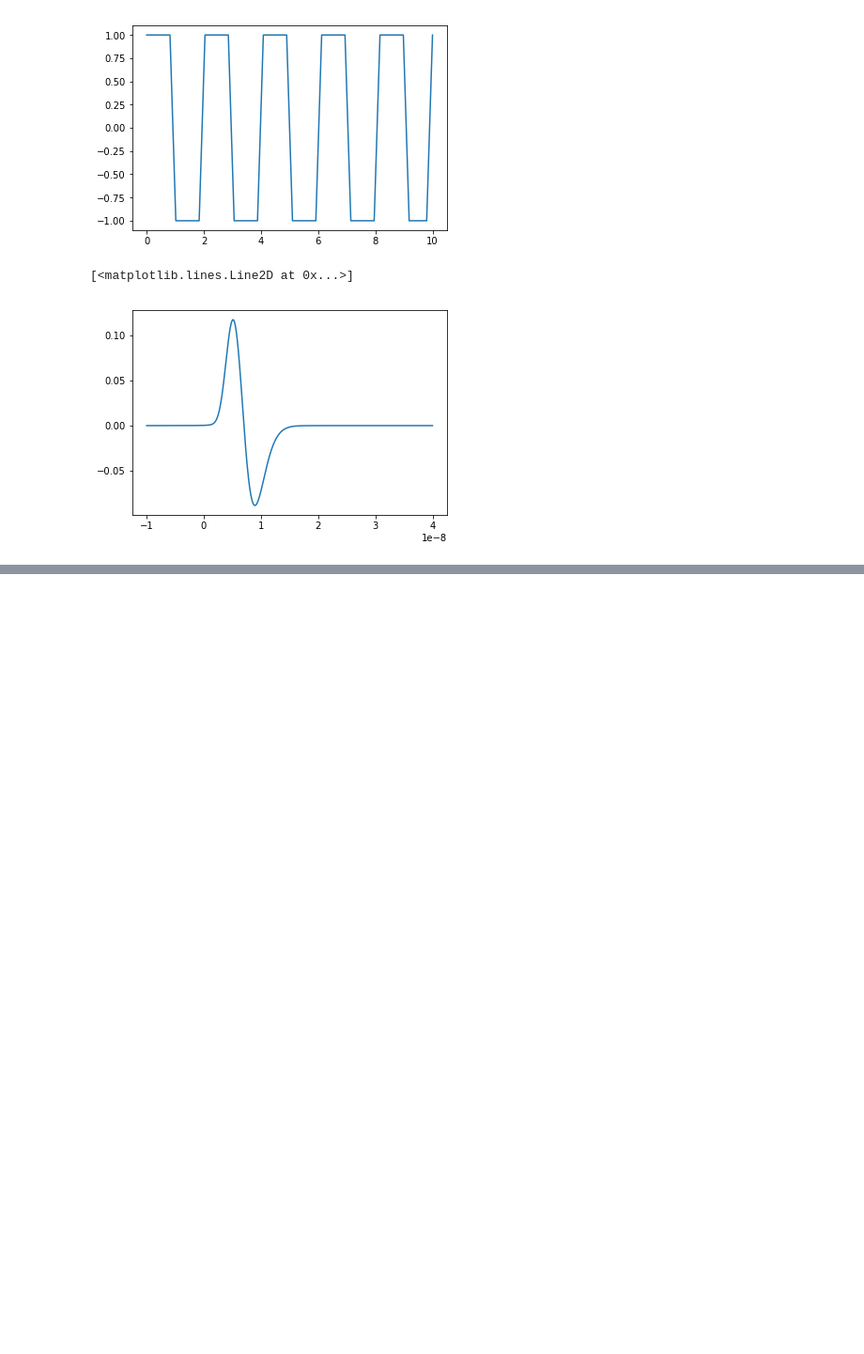
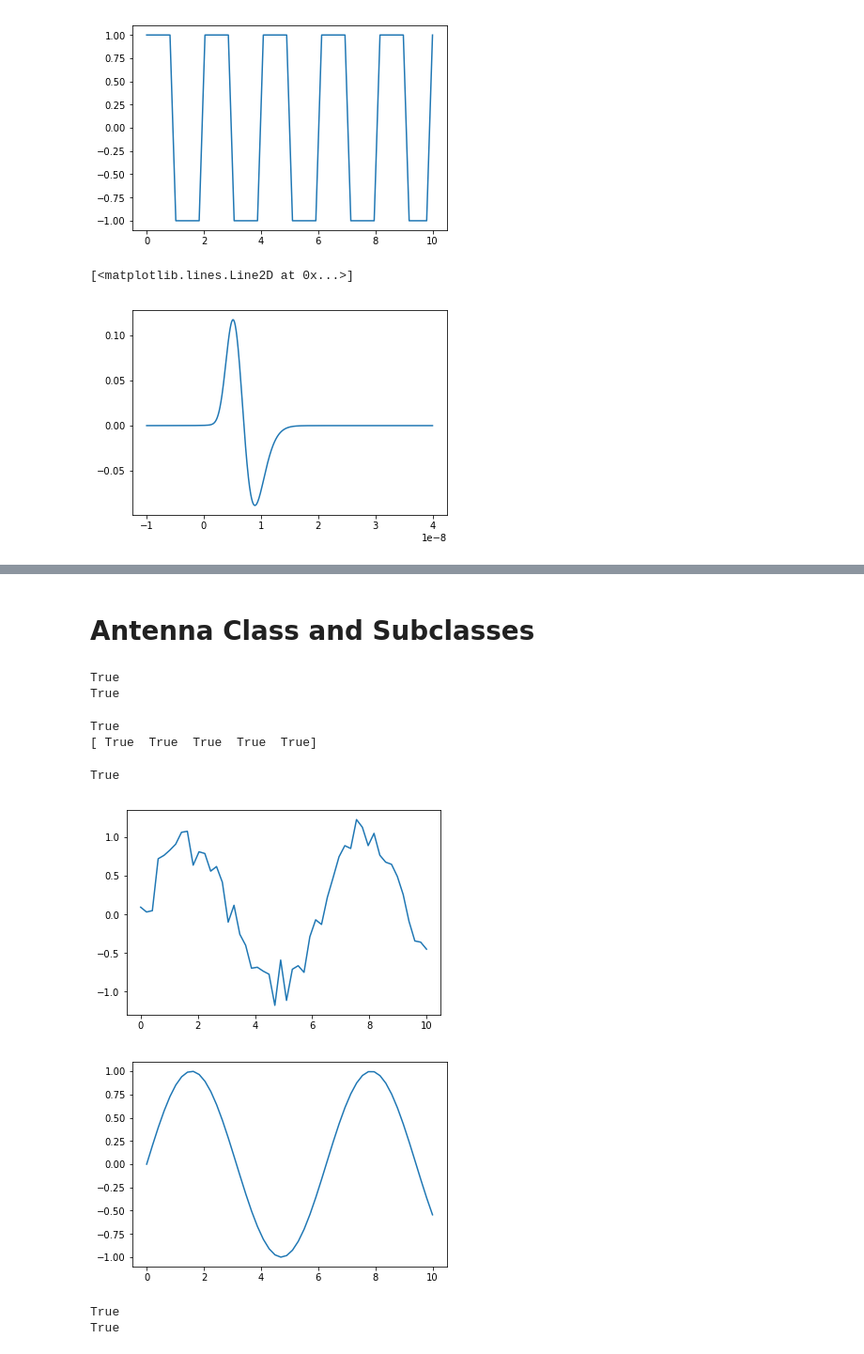
Before and after one commit to bhokansonfasig/pyrex, a Jupyter notebook: Code Examples.ipynb, the cells around one changed output, grey strips where cells are left out. Shown at 94% size. Drawn from its saved outputs; the diff is of its cells as text; code cells hidden in the pictures; blank space fills up the shorter version.

Commit message:
Added Antenna examples

```diff
--- a/Code Examples.ipynb
+++ b/Code Examples.ipynb
@@ -139,0 +129,48 @@ plt.plot(noise.times, noise.values)
+# %% [markdown]
+<a id="antennas"></a>
+# Antenna Class and Subclasses
+# %%
+position = (0, 0, -100) # m
+temperature = 300 # K
+resistance = 1e15 # ohm
+frequency_range = (0, 1e3) # Hz
+basic_antenna = pyrex.Antenna(position=position, temperature=temperature,
+                              resistance=resistance,
+                              freq_range=frequency_range)
+# noiseless_antenna = pyrex.Antenna(position=position, noisy=False)
+# %%
+print(basic_antenna.is_hit == False)
+print(basic_antenna.waveforms == [])
+# %% [output]
+True
+True
+# %%
+print(basic_antenna.trigger(pyrex.Signal([0],[0])) == True)
+freqs = [1, 2, 3, 4, 5]
+print(basic_antenna.response(freqs) == [1, 1, 1, 1, 1])
+# %% [output]
+True
+[ True  True  True  True  True]
+# %%
+incoming_singal = pyrex.FunctionSignal(np.linspace(0,10), np.sin)
+basic_antenna.receive(incoming_singal)
+print(basic_antenna.is_hit == True)
+for wave in basic_antenna.waveforms:
+    plt.figure()
+    plt.plot(wave.times, wave.values)
+    plt.show()
+for pure_signal in basic_antenna.signals:
+    plt.figure()
+    plt.plot(pure_signal.times, pure_signal.values)
+    plt.show()
+# %% [output]
+True
+[figure, added]
+[figure, added]
+# %%
+basic_antenna.clear()
+print(basic_antenna.is_hit == False)
+print(len(basic_antenna.waveforms) == 0)
+# %% [output]
+True
+True
```
Also changed, not shown: parts of 13 cells of this notebook, 2 other files.
